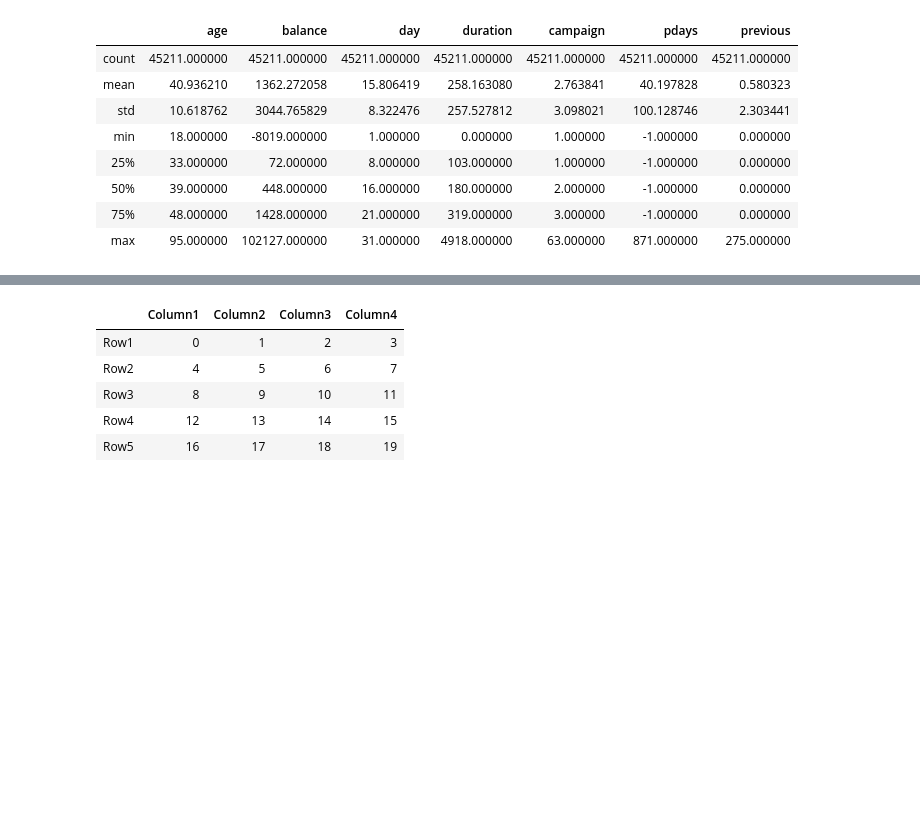
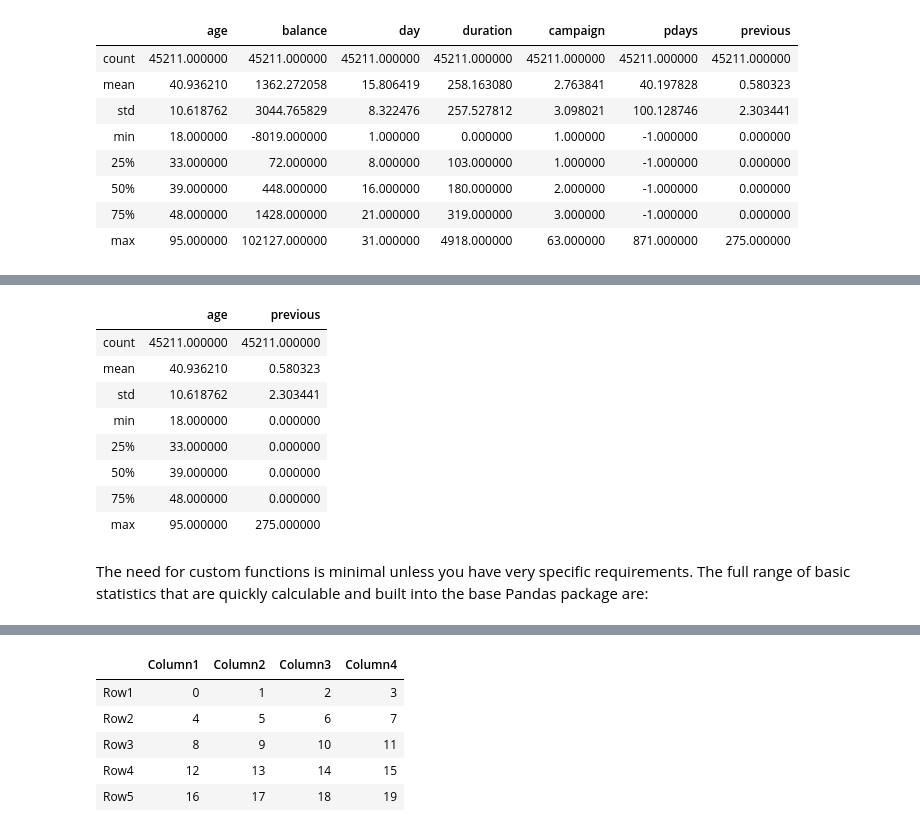
Before and after one commit to Priya-088/Complete_ML, a Jupyter notebook: Pandas.ipynb, the cells around one changed output, grey strips where cells are left out. Drawn from its saved outputs; the diff is of its cells as text; code cells hidden in the pictures; blank space fills up the shorter version.

Commit message:
Pandas4

```diff
--- a/Pandas.ipynb
+++ b/Pandas.ipynb
@@ -517,0 +541,14 @@ bd.describe()
+# %%
+bd[['age','previous']].describe()
+# %% [output]
+|  | age | previous |
+| count | 45211.000000 | 45211.000000 |
+| mean | 40.936210 | 0.580323 |
+| std | 10.618762 | 2.303441 |
+| min | 18.000000 | 0.000000 |
+| 25% | 33.000000 | 0.000000 |
+| 50% | 39.000000 | 0.000000 |
+| 75% | 48.000000 | 0.000000 |
+| max | 95.000000 | 275.000000 |
+# %% [markdown]
+The need for custom functions is minimal unless you have very specific requirements. The full range of basic statistics that are quickly calculable and built into the base Pandas package are:
```
Also changed, not shown: parts of 13 cells of this notebook.
